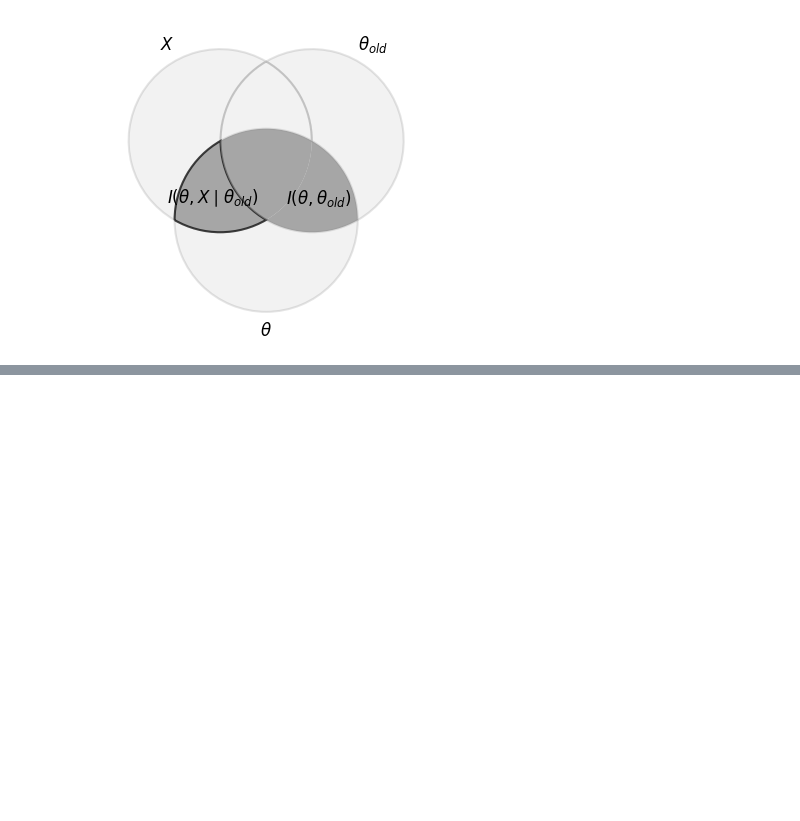
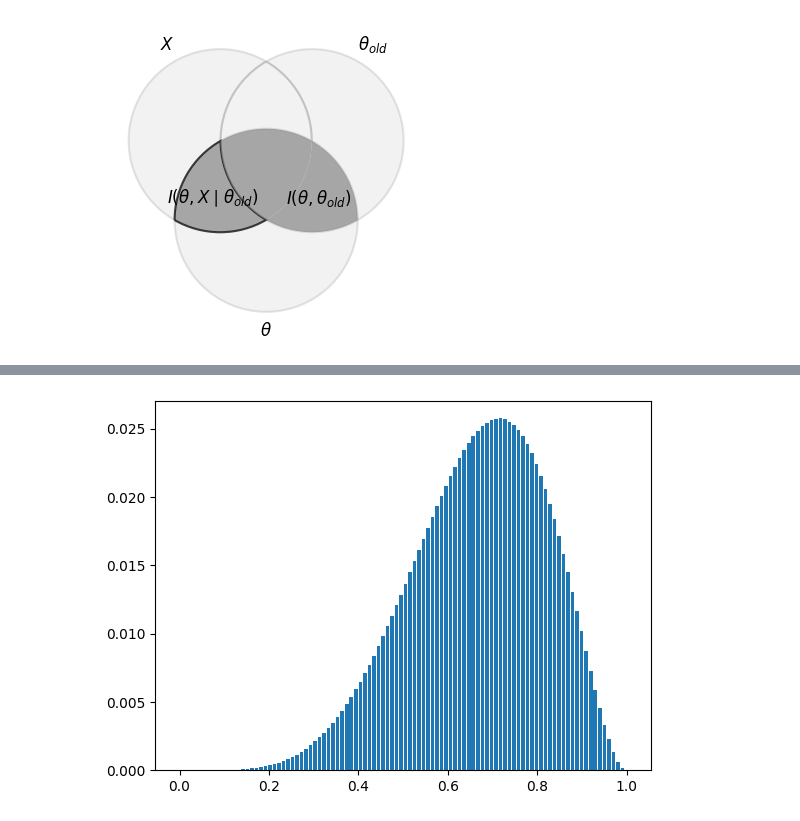
Before and after one commit to mihalybanyai/infomax, a Jupyter notebook: sequential_infomax.ipynb, the cells around one changed output, grey strips where cells are left out. Saved outputs shown, nothing was run; the diff lists cells and outputs as text; code cells hidden in the pictures; blank space fills up the shorter version.

```diff
--- a/sequential_infomax.ipynb
+++ b/sequential_infomax.ipynb
@@ -218 +214,6 @@ gm.blahut_arimoto_prior(7, 20, 1000, posterior=posterior, M=100, min_delta=1e-7,
+# %%
+posterior = gm.posterior([1, 1, 1, 0, 0, 1, 1])
+posterior.plot()
+# %% [output]
+[figure, added]
 # %%
```
Also changed, not shown: parts of 3 cells of this notebook.
